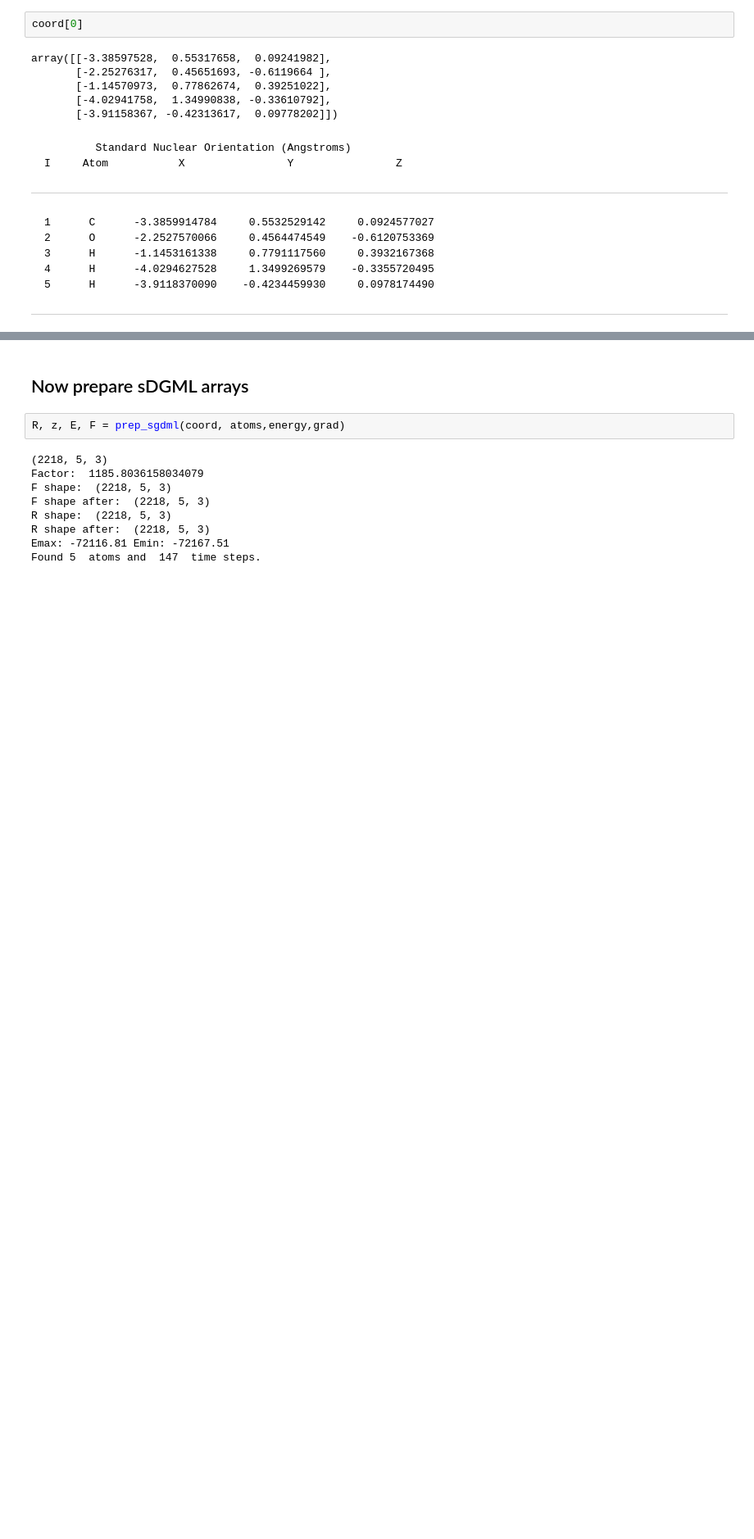
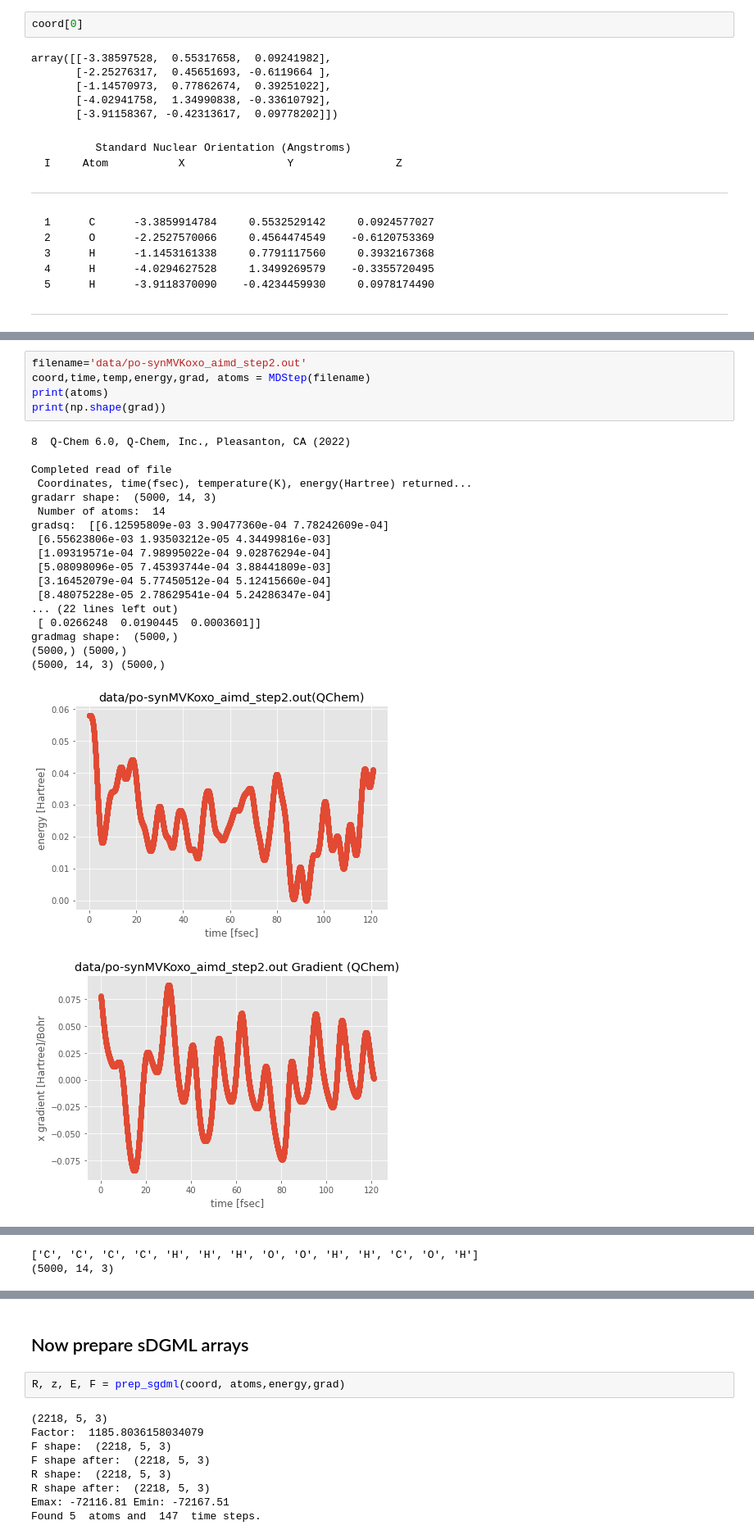
Before and after one commit to laserchemist/MD_MLPES, a Jupyter notebook: code/QChem_read-new.ipynb, the cells around one changed output, grey strips where cells are left out. Shown at 82% size. Drawn from its saved outputs; the diff is of its cells as text; blank space fills up the shorter version.

Commit message:
Update QChem_read

```diff
--- a/code/QChem_read-new.ipynb
+++ b/code/QChem_read-new.ipynb
@@ -331,0 +396,25 @@ array([[-3.38597528,  0.55317658,  0.09241982],
+# %%
+filename='data/po-synMVKoxo_aimd_step2.out'
+coord,time,temp,energy,grad, atoms = MDStep(filename)
+print(atoms)
+print(np.shape(grad))
+# %% [output]
+8  Q-Chem 6.0, Q-Chem, Inc., Pleasanton, CA (2022)
+
+Completed read of file
+ Coordinates, time(fsec), temperature(K), energy(Hartree) returned...
+gradarr shape:  (5000, 14, 3)
+ Number of atoms:  14
+gradsq:  [[6.12595809e-03 3.90477360e-04 7.78242609e-04]
+ [6.55623806e-03 1.93503212e-05 4.34499816e-03]
+ [1.09319571e-04 7.98995022e-04 9.02876294e-04]
+ [5.08098096e-05 7.45393744e-04 3.88441809e-03]
+ [3.16452079e-04 5.77450512e-04 5.12415660e-04]
+ [8.48075228e-05 2.78629541e-04 5.24286347e-04]
+... (22 lines left out)
+ [ 0.0266248  0.0190445  0.0003601]]
+gradmag shape:  (5000,)
+(5000,) (5000,)
+(5000, 14, 3) (5000,)
+[figure, added]
+[figure, added]
@@ -331,0 +423,2 @@ array([[-3.38597528,  0.55317658,  0.09241982],
+['C', 'C', 'C', 'C', 'H', 'H', 'H', 'O', 'O', 'H', 'H', 'C', 'O', 'H']
+(5000, 14, 3)
```
Also changed, not shown: parts of 9 cells of this notebook, 3 other files.
